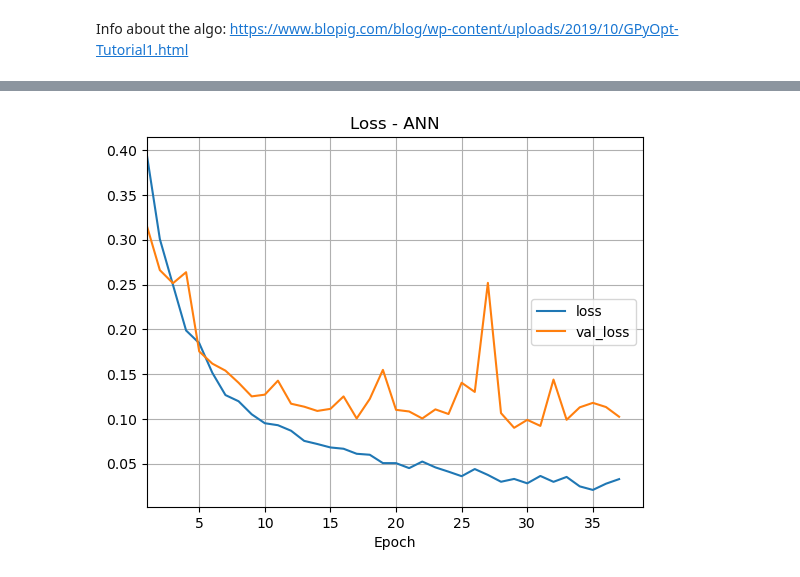
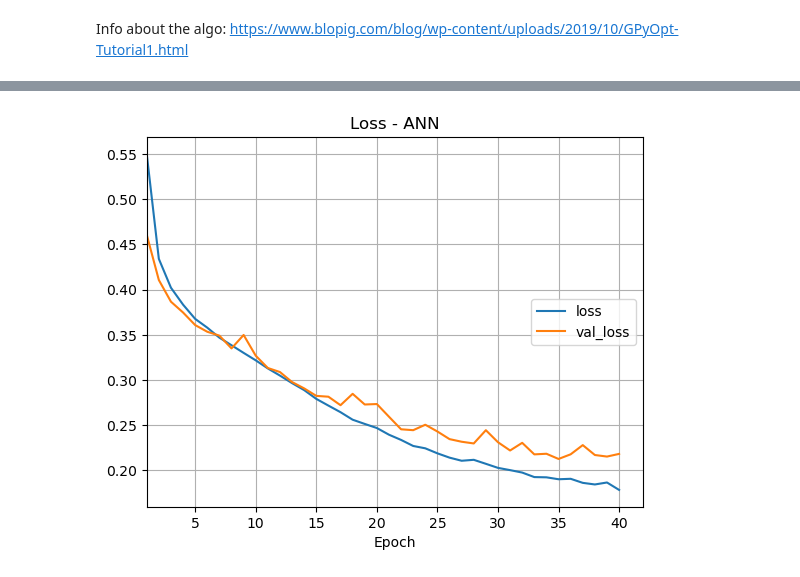
Before and after one commit to JespervanGils/DL-Project-ECG, a Jupyter notebook: DL_Project_ECG_PTB-DB_Iteration_4.ipynb, the cells around one changed output, grey strips where cells are left out. Cells and saved outputs as stored; diff of their text form; code cells hidden in the pictures.

Commit message:
General functions updated, iteration 4 code completed

```diff
--- a/DL_Project_ECG_PTB-DB_Iteration_4.ipynb
+++ b/DL_Project_ECG_PTB-DB_Iteration_4.ipynb
@@ -362,0 +300,11 @@ Epoch 37/40
+# %%
+best_ann = ann_network(num_layers=2, num_neurons_last_hidden=8, activation_function='relu', num_classes=2, X_train=X_train)
+
+callbacks = [EarlyStopping(monitor='val_loss', patience=8),
+            ModelCheckpoint(filepath='best_ann_2_opt.h5', monitor='val_loss', save_best_only=True)]
+
+# train the model
+history_ann_opt = best_ann.fit(X_train, y_train, validation_data=(X_valid, y_valid), callbacks=callbacks, batch_size=32, epochs=40, verbose=1)
+
+best_ann.load_weights('best_ann_2_opt.h5')
+save_model(best_ann, 'Optimized_ANN_PTBDB', 'keras')
@@ -363,19 +329,19 @@ Epoch 37/40
 # %%
-history_df_ann = pd.DataFrame(history_ann.history)
+history_df_ann = pd.DataFrame(history_ann_opt.history)
 history_df_ann.index += 1
 
 cols = ['loss', 'val_loss']
 
 plt.figure()
 plt.plot(history_df_ann[cols])
 plt.grid(True)
 plt.xlabel('Epoch')
 plt.gca().set_xlim(left=1)
 plt.title("Loss - ANN")
 plt.legend(cols, loc="right")
 plt.show()
 # %% [output]
-[figure, old version]
+[figure, new version]
 # %%
 cols = ['accuracy', 'val_accuracy']
 
```
Also changed, not shown: parts of 21 cells of this notebook, 10 other files.
